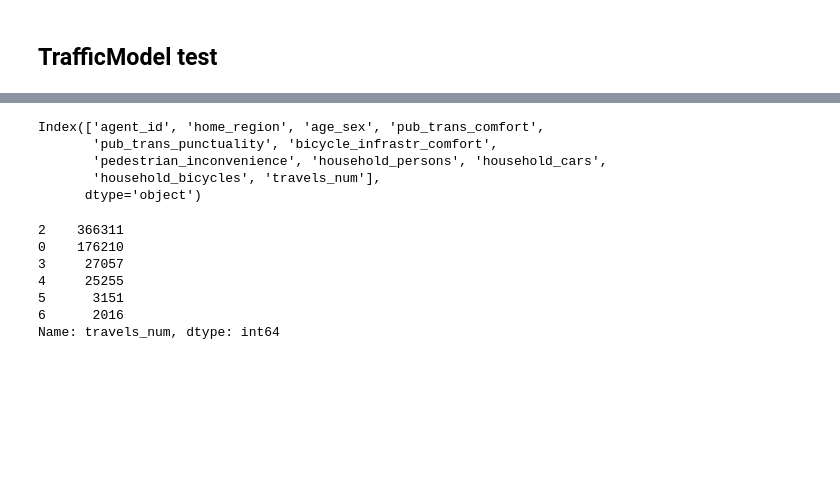
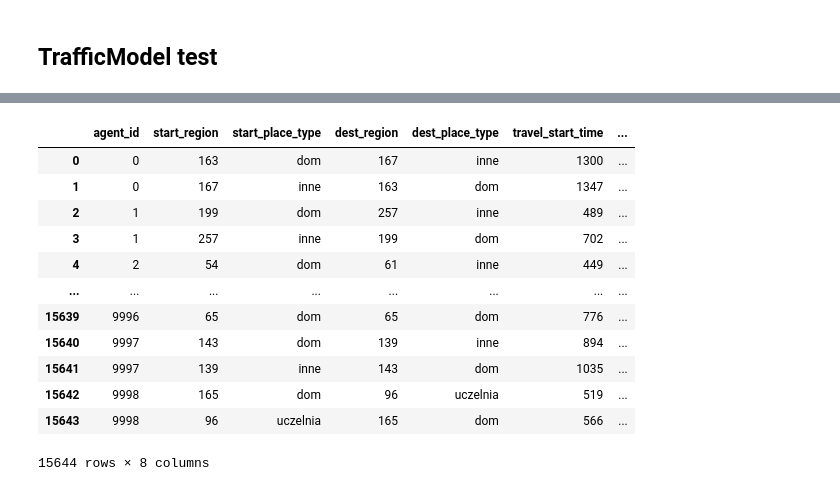
Before and after one commit to AgataSkibinska/urban-mobility-project, a Jupyter notebook: experiments/experiment.ipynb, the cells around one changed output, grey strips where cells are left out. Cells and saved outputs as stored; diff of their text form; code cells hidden in the pictures; blank space fills up the shorter version.

```diff
--- a/experiments/experiment.ipynb
+++ b/experiments/experiment.ipynb
@@ -519,18 +482,56 @@ dict(sorted(demography_dist.items(), key=lambda item: item[1], reverse=True))
-# %%
-df.columns
-# %% [output]
-Index(['agent_id', 'home_region', 'age_sex', 'pub_trans_comfort',
-       'pub_trans_punctuality', 'bicycle_infrastr_comfort',
-       'pedestrian_inconvenience', 'household_persons', 'household_cars',
-       'household_bicycles', 'travels_num'],
-      dtype='object')
-# %%
-df['travels_num'].value_counts()
-# %% [output]
-2    366311
-0    176210
-3     27057
-4     25255
-5      3151
-6      2016
-Name: travels_num, dtype: int64
+# %%
+# https://stackoverflow.com/questions/12680754/split-explode-pandas-dataframe-string-entry-to-separate-rows/40449726#40449726
+
+def explode(df, lst_cols, fill_value='', preserve_index=False):
+    # make sure `lst_cols` is list-alike
+    if (lst_cols is not None
+        and len(lst_cols) > 0
+        and not isinstance(lst_cols, (list, tuple, np.ndarray, pd.Series))):
+        lst_cols = [lst_cols]
+    # all columns except `lst_cols`
+    idx_cols = df.columns.difference(lst_cols)
+    # calculate lengths of lists
+    lens = df[lst_cols[0]].str.len()
+    # preserve original index values
+    idx = np.repeat(df.index.values, lens)
+    # create "exploded" DF
+    res = (pd.DataFrame({
+                col:np.repeat(df[col].values, lens)
+                for col in idx_cols},
+                index=idx)
+             .assign(**{col:np.concatenate(df.loc[lens>0, col].values)
+                            for col in lst_cols}))
+    # append those rows that have empty lists
+    if (lens == 0).any():
+        # at least one list in cells is empty
+        res = (res.append(df.loc[lens==0, idx_cols], sort=False)
+                  .fillna(fill_value))
+    # revert the original index order
+    res = res.sort_index()
+    # reset index if requested
+    if not preserve_index:
+        res = res.reset_index(drop=True)
+    return res
+# %%
+new_df = explode(
+    df[df['start_region'].astype(str) != '[]'],
+    ['start_region', 'start_place_type', 'dest_region',
+       'dest_place_type', 'travel_start_time', 'transport_mode', 'is_driver'],
+    fill_value=''
+)
+# %%
+new_df
+# %% [output]
+|  | agent_id | start_region | start_place_type | dest_region | dest_place_type | travel_start_time | ... |
+| 0 | 0 | 163 | dom | 167 | inne | 1300 | ... |
+| 1 | 0 | 167 | inne | 163 | dom | 1347 | ... |
+| 2 | 1 | 199 | dom | 257 | inne | 489 | ... |
+| 3 | 1 | 257 | inne | 199 | dom | 702 | ... |
+| 4 | 2 | 54 | dom | 61 | inne | 449 | ... |
+| ... | ... | ... | ... | ... | ... | ... | ... |
+| 15639 | 9996 | 65 | dom | 65 | dom | 776 | ... |
+| 15640 | 9997 | 143 | dom | 139 | inne | 894 | ... |
+| 15641 | 9997 | 139 | inne | 143 | dom | 1035 | ... |
+| 15642 | 9998 | 165 | dom | 96 | uczelnia | 519 | ... |
+| 15643 | 9998 | 96 | uczelnia | 165 | dom | 566 | ... |
+15644 rows × 8 columns
```
Also changed, not shown: parts of 8 cells of this notebook.
